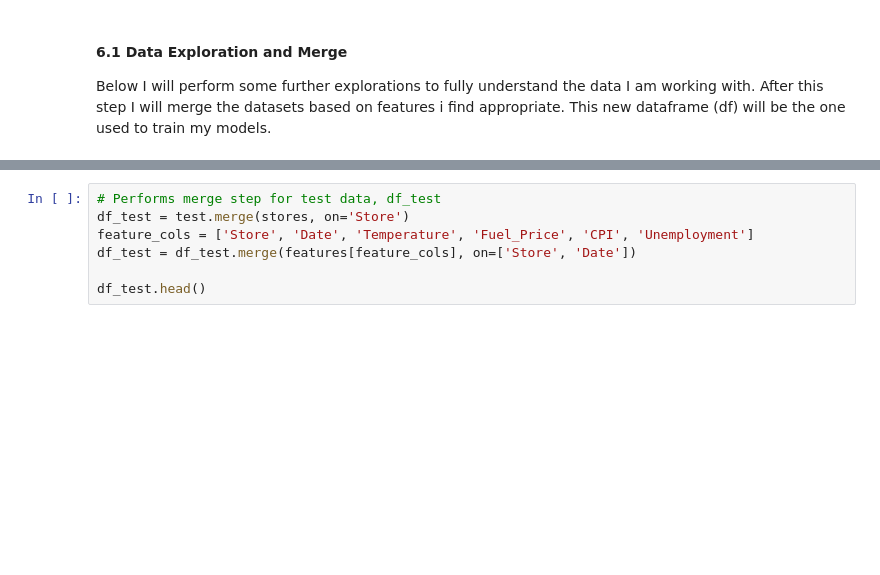
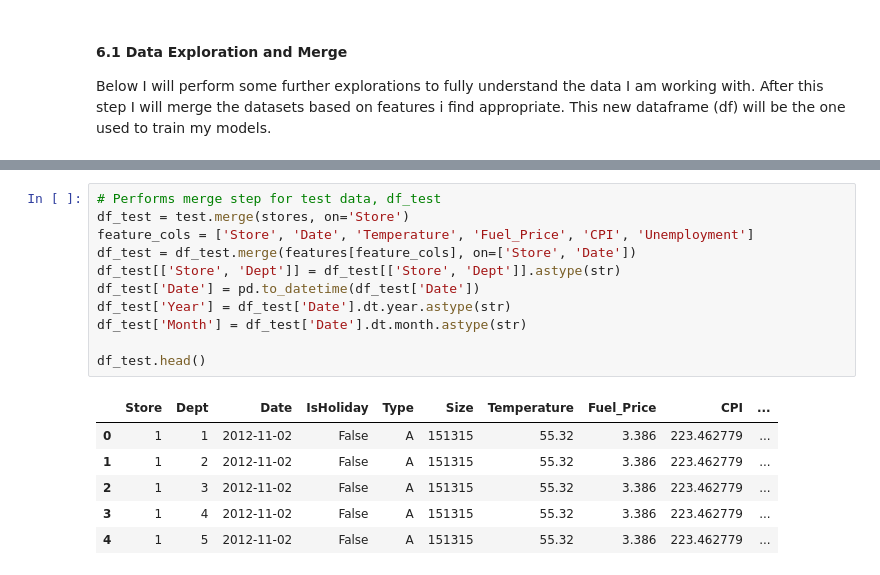
Before and after one commit to DKF-92/Walmart-Forecasting, a Jupyter notebook: case-study-walmart-sales-forecast.ipynb, the cells around one changed output, grey strips where cells are left out. Drawn from its saved outputs; the diff is of its cells as text; blank space fills up the shorter version.

```diff
--- a/case-study-walmart-sales-forecast.ipynb
+++ b/case-study-walmart-sales-forecast.ipynb
@@ -144,9 +226,20 @@ df.head()
 # %%
 # Performs merge step for test data, df_test
 df_test = test.merge(stores, on='Store')
 feature_cols = ['Store', 'Date', 'Temperature', 'Fuel_Price', 'CPI', 'Unemployment']
 df_test = df_test.merge(features[feature_cols], on=['Store', 'Date'])
+df_test[['Store', 'Dept']] = df_test[['Store', 'Dept']].astype(str)
+df_test['Date'] = pd.to_datetime(df_test['Date'])
+df_test['Year'] = df_test['Date'].dt.year.astype(str)
+df_test['Month'] = df_test['Date'].dt.month.astype(str)
 
 df_test.head()
+# %% [output]
+|  | Store | Dept | Date | IsHoliday | Type | Size | Temperature | Fuel_Price | CPI | ... |
+| 0 | 1 | 1 | 2012-11-02 | False | A | 151315 | 55.32 | 3.386 | 223.462779 | ... |
+| 1 | 1 | 2 | 2012-11-02 | False | A | 151315 | 55.32 | 3.386 | 223.462779 | ... |
+| 2 | 1 | 3 | 2012-11-02 | False | A | 151315 | 55.32 | 3.386 | 223.462779 | ... |
+| 3 | 1 | 4 | 2012-11-02 | False | A | 151315 | 55.32 | 3.386 | 223.462779 | ... |
+| 4 | 1 | 5 | 2012-11-02 | False | A | 151315 | 55.32 | 3.386 | 223.462779 | ... |
 # %%
 df.describe()
```
Also changed, not shown: parts of 29 cells of this notebook.
